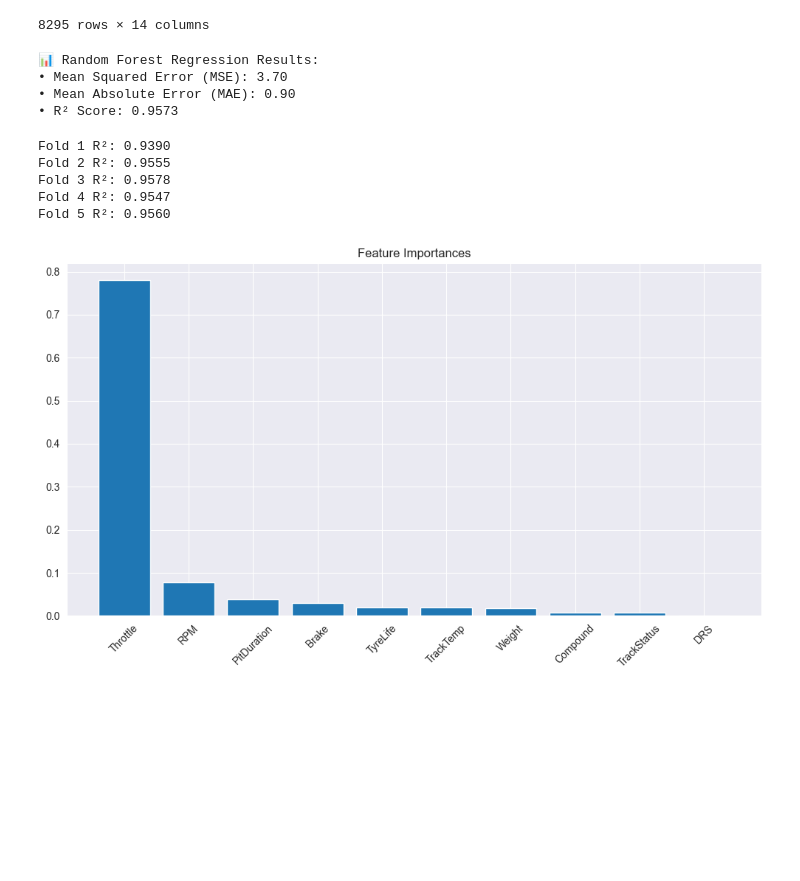
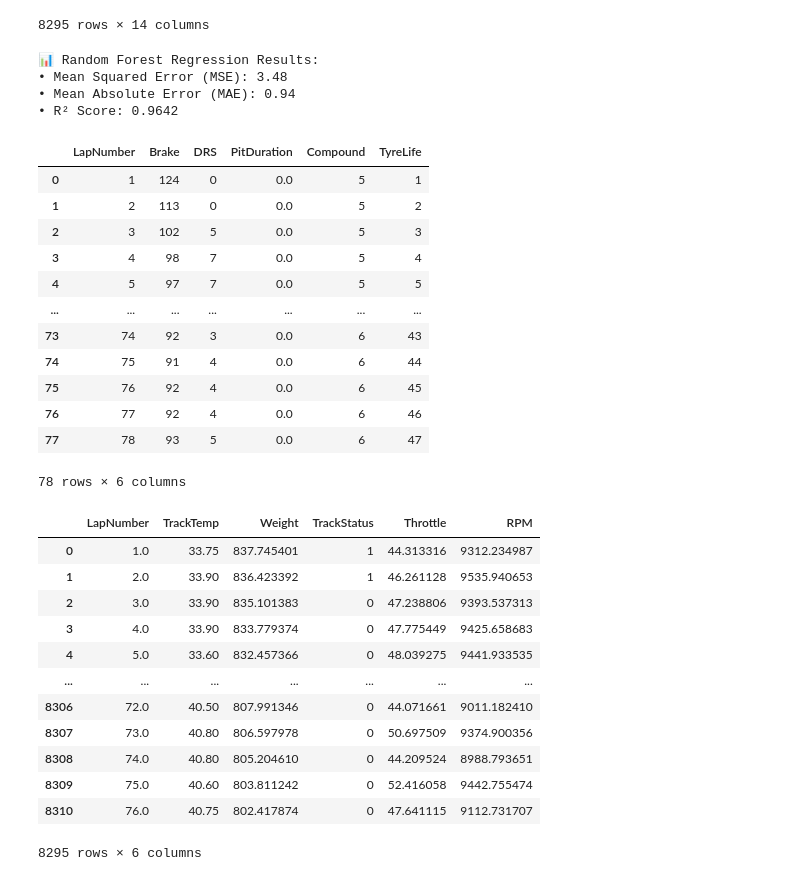
Before and after one commit to JigyashuSaravta/2025Spring_Final_F1, a Jupyter notebook: data_pipeline_and_MC_sim.ipynb, the cells around one changed output. Cells and saved outputs as stored; diff of their text form; code cells hidden in the pictures; blank space fills up the shorter version.

```diff
--- a/data_pipeline_and_MC_sim.ipynb
+++ b/data_pipeline_and_MC_sim.ipynb
@@ -293,5 +41,5 @@ final_df
 # %%
-df_cleaned = final_cleaning_for_model()
+df_cleaned = final_cleaning_for_model(input_path='data/regression_final.csv')
 df_cleaned
 # %% [output]
 ✅ Cleaned regression data saved to data/regression_final_cleaned.csv
@@ -312,9 +60,9 @@ df_cleaned
 model, metrics, X = train_random_forest(df_cleaned)
 # %% [output]
 📊 Random Forest Regression Results:
-• Mean Squared Error (MSE): 3.70
-• Mean Absolute Error (MAE): 0.90
-• R² Score: 0.9573
+• Mean Squared Error (MSE): 3.48
+• Mean Absolute Error (MAE): 0.94
+• R² Score: 0.9642
 # %%
 # Try standard train/test to simulate CV
 from sklearn.model_selection import KFold
@@ -338,12 +86,6 @@ for fold, (train_idx, test_idx) in enumerate(kf.split(X)):
     model.fit(X_train, y_train)
     r2 = model.score(X_test, y_test)
     print(f"Fold {fold + 1} R²: {r2:.4f}")
-# %% [output]
-Fold 1 R²: 0.9390
-Fold 2 R²: 0.9555
-Fold 3 R²: 0.9578
-Fold 4 R²: 0.9547
-Fold 5 R²: 0.9560
 # %%
 import matplotlib.pyplot as plt
 
@@ -359,5 +101,37 @@ def plot_feature_importances(model, feature_names):
     plt.show()
 # %%
 plot_feature_importances(model, X.columns)
-# %% [output]
-[figure, removed]
+# %%
+df_fixed = create_fixed_variables(df_cleaned)
+df_fixed
+# %% [output]
+|  | LapNumber | Brake | DRS | PitDuration | Compound | TyreLife |
+| 0 | 1 | 124 | 0 | 0.0 | 5 | 1 |
+| 1 | 2 | 113 | 0 | 0.0 | 5 | 2 |
+| 2 | 3 | 102 | 5 | 0.0 | 5 | 3 |
+| 3 | 4 | 98 | 7 | 0.0 | 5 | 4 |
+| 4 | 5 | 97 | 7 | 0.0 | 5 | 5 |
+| ... | ... | ... | ... | ... | ... | ... |
+| 73 | 74 | 92 | 3 | 0.0 | 6 | 43 |
+| 74 | 75 | 91 | 4 | 0.0 | 6 | 44 |
+| 75 | 76 | 92 | 4 | 0.0 | 6 | 45 |
+| 76 | 77 | 92 | 4 | 0.0 | 6 | 46 |
+| 77 | 78 | 93 | 5 | 0.0 | 6 | 47 |
+78 rows × 6 columns
+# %%
+df_random = df_cleaned[['LapNumber','TrackTemp','Weight','TrackStatus','Throttle','RPM']]
+df_random
+# %% [output]
+|  | LapNumber | TrackTemp | Weight | TrackStatus | Throttle | RPM |
+| 0 | 1.0 | 33.75 | 837.745401 | 1 | 44.313316 | 9312.234987 |
+| 1 | 2.0 | 33.90 | 836.423392 | 1 | 46.261128 | 9535.940653 |
+| 2 | 3.0 | 33.90 | 835.101383 | 0 | 47.238806 | 9393.537313 |
+| 3 | 4.0 | 33.90 | 833.779374 | 0 | 47.775449 | 9425.658683 |
+| 4 | 5.0 | 33.60 | 832.457366 | 0 | 48.039275 | 9441.933535 |
+| ... | ... | ... | ... | ... | ... | ... |
+| 8306 | 72.0 | 40.50 | 807.991346 | 0 | 44.071661 | 9011.182410 |
+| 8307 | 73.0 | 40.80 | 806.597978 | 0 | 50.697509 | 9374.900356 |
+| 8308 | 74.0 | 40.80 | 805.204610 | 0 | 44.209524 | 8988.793651 |
+| 8309 | 75.0 | 40.60 | 803.811242 | 0 | 52.416058 | 9442.755474 |
+| 8310 | 76.0 | 40.75 | 802.417874 | 0 | 47.641115 | 9112.731707 |
+8295 rows × 6 columns
```
Also changed, not shown: parts of 14 cells of this notebook, 4 other files.
